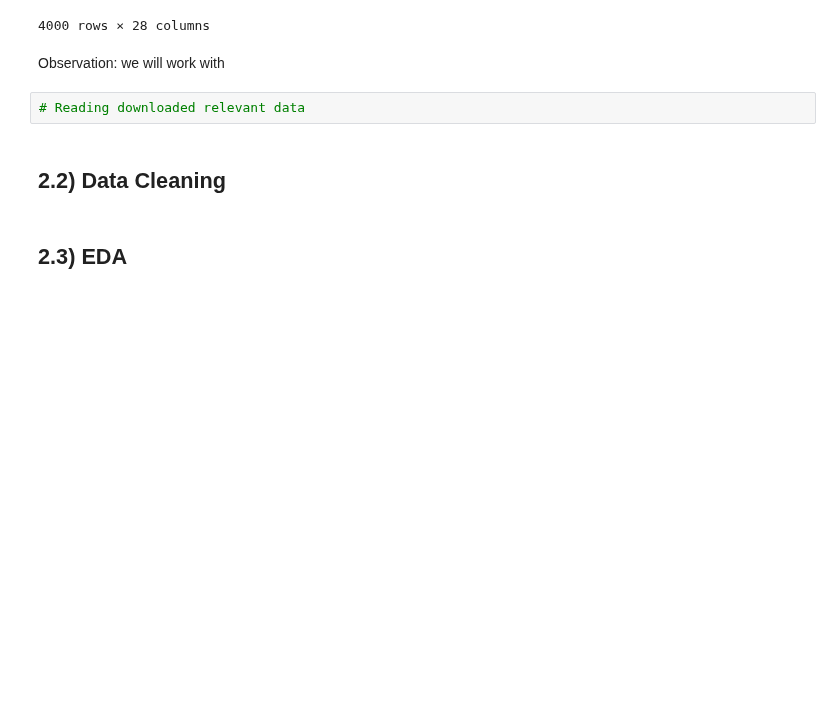
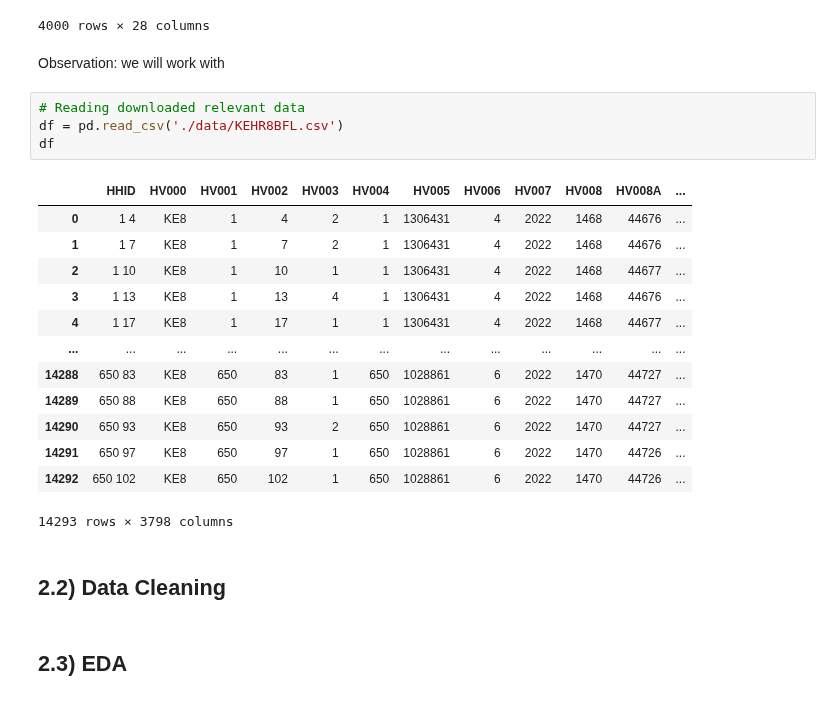
Before and after one commit to Dominic-Mu/dsc-phase-5-group-14-project, a Jupyter notebook: index.ipynb, the cells around one changed output. Saved outputs shown, nothing was run; the diff lists cells and outputs as text; blank space fills up the shorter version.

Commit message:
reading data

```diff
--- a/index.ipynb
+++ b/index.ipynb
@@ -118,6 +118,22 @@ ke_data
 Observation: we will work with
 # %%
 # Reading downloaded relevant data
+df = pd.read_csv('./data/KEHR8BFL.csv')
+df
+# %% [output]
+|  | HHID | HV000 | HV001 | HV002 | HV003 | HV004 | HV005 | HV006 | HV007 | HV008 | HV008A | ... |
+| 0 | 1 4 | KE8 | 1 | 4 | 2 | 1 | 1306431 | 4 | 2022 | 1468 | 44676 | ... |
+| 1 | 1 7 | KE8 | 1 | 7 | 2 | 1 | 1306431 | 4 | 2022 | 1468 | 44676 | ... |
+| 2 | 1 10 | KE8 | 1 | 10 | 1 | 1 | 1306431 | 4 | 2022 | 1468 | 44677 | ... |
+| 3 | 1 13 | KE8 | 1 | 13 | 4 | 1 | 1306431 | 4 | 2022 | 1468 | 44676 | ... |
+| 4 | 1 17 | KE8 | 1 | 17 | 1 | 1 | 1306431 | 4 | 2022 | 1468 | 44677 | ... |
+| ... | ... | ... | ... | ... | ... | ... | ... | ... | ... | ... | ... | ... |
+| 14288 | 650 83 | KE8 | 650 | 83 | 1 | 650 | 1028861 | 6 | 2022 | 1470 | 44727 | ... |
+| 14289 | 650 88 | KE8 | 650 | 88 | 1 | 650 | 1028861 | 6 | 2022 | 1470 | 44727 | ... |
+| 14290 | 650 93 | KE8 | 650 | 93 | 2 | 650 | 1028861 | 6 | 2022 | 1470 | 44727 | ... |
+| 14291 | 650 97 | KE8 | 650 | 97 | 1 | 650 | 1028861 | 6 | 2022 | 1470 | 44726 | ... |
+| 14292 | 650 102 | KE8 | 650 | 102 | 1 | 650 | 1028861 | 6 | 2022 | 1470 | 44726 | ... |
+14293 rows × 3798 columns
 # %% [markdown]
 ## 2.2) Data Cleaning
 # %% [markdown]
```
